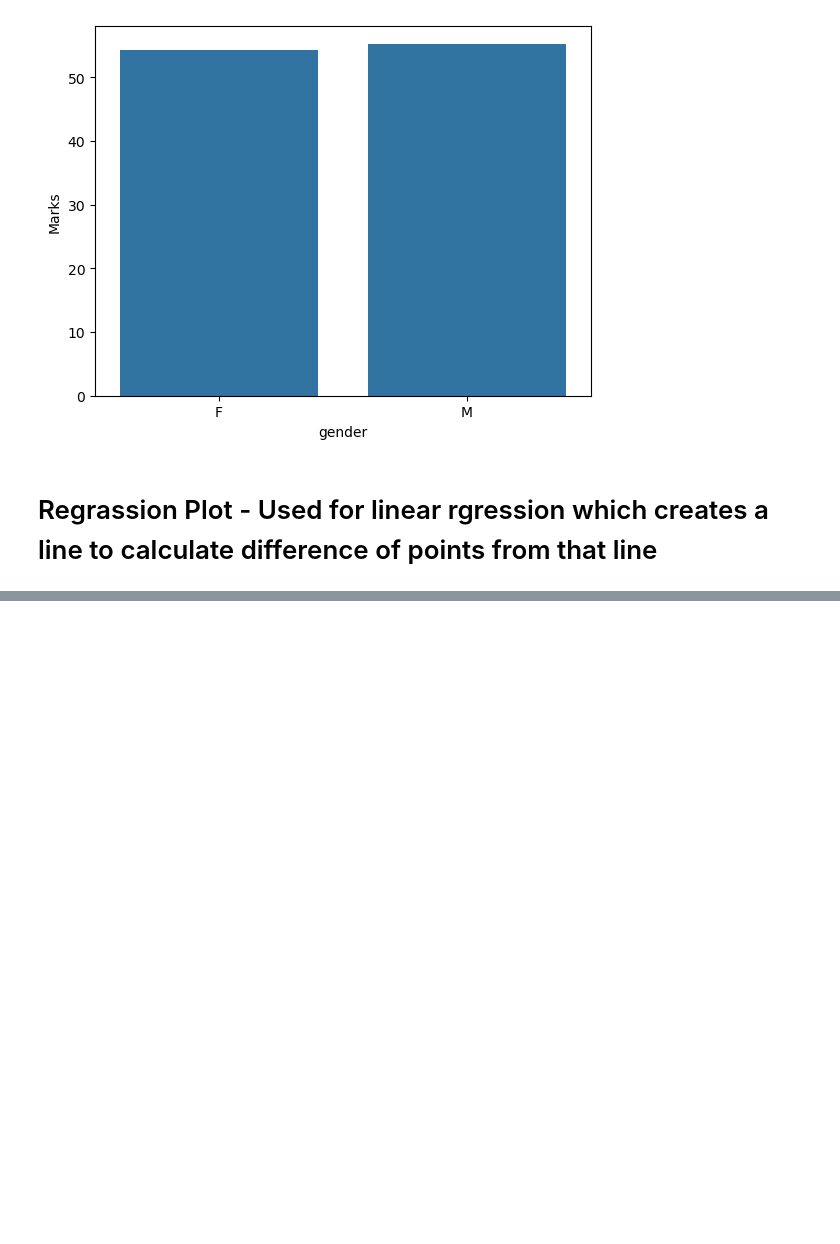
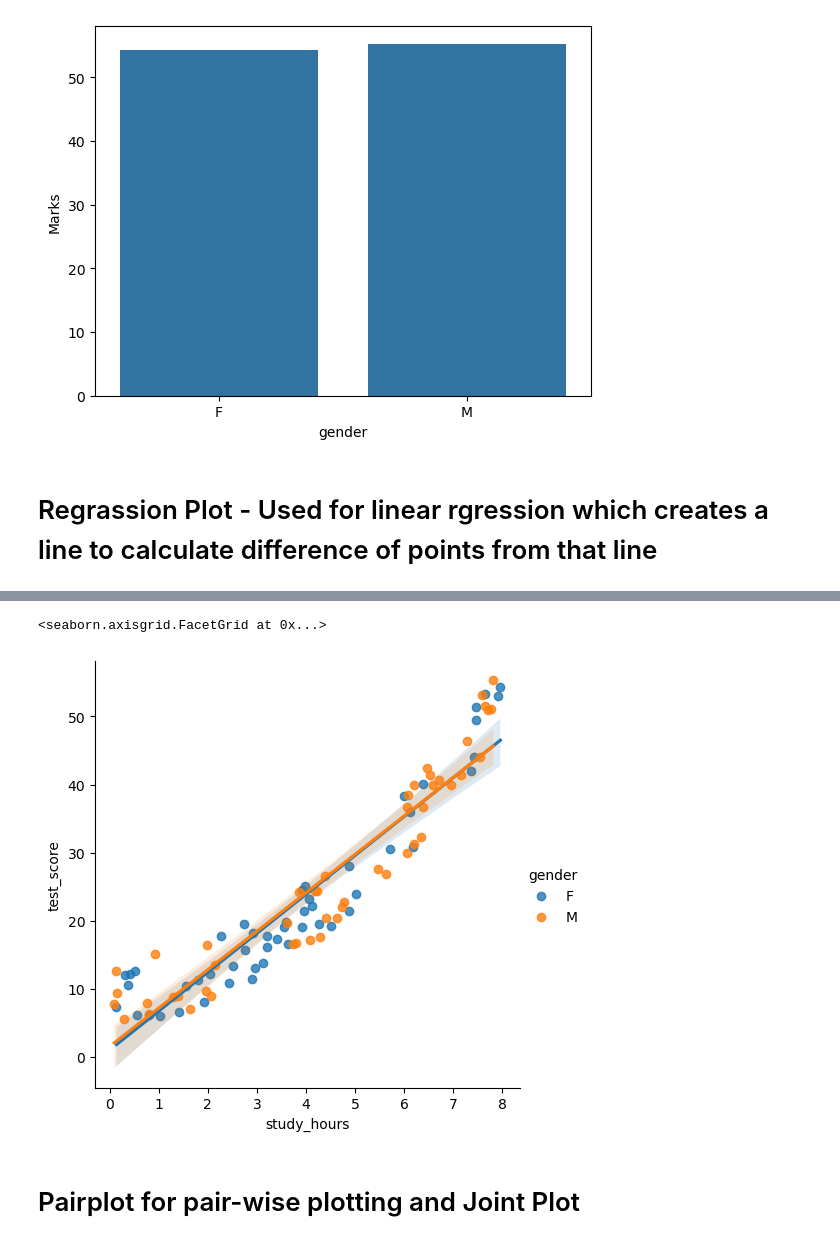
Before and after one commit to msanimfarhan/AI-ML-Practice-Modules-, a Jupyter notebook: Module-14.ipynb, the cells around one changed output, grey strips where cells are left out. Drawn from its saved outputs; the diff is of its cells as text; code cells hidden in the pictures; blank space fills up the shorter version.

```diff
--- a/Module-14.ipynb
+++ b/Module-14.ipynb
@@ -225,0 +248,8 @@ sns.barplot(data=student,x='gender',y='Marks',errorbar=None, estimator=np.max)
+# %%
+#figure level
+sns.lmplot(data=student, x='study_hours', y='test_score',hue='gender')
+# %% [output]
+<seaborn.axisgrid.FacetGrid at 0x...>
+[figure, added]
+# %% [markdown]
+# Pairplot for pair-wise plotting and Joint Plot
```
Also changed, not shown: parts of 9 cells of this notebook.
